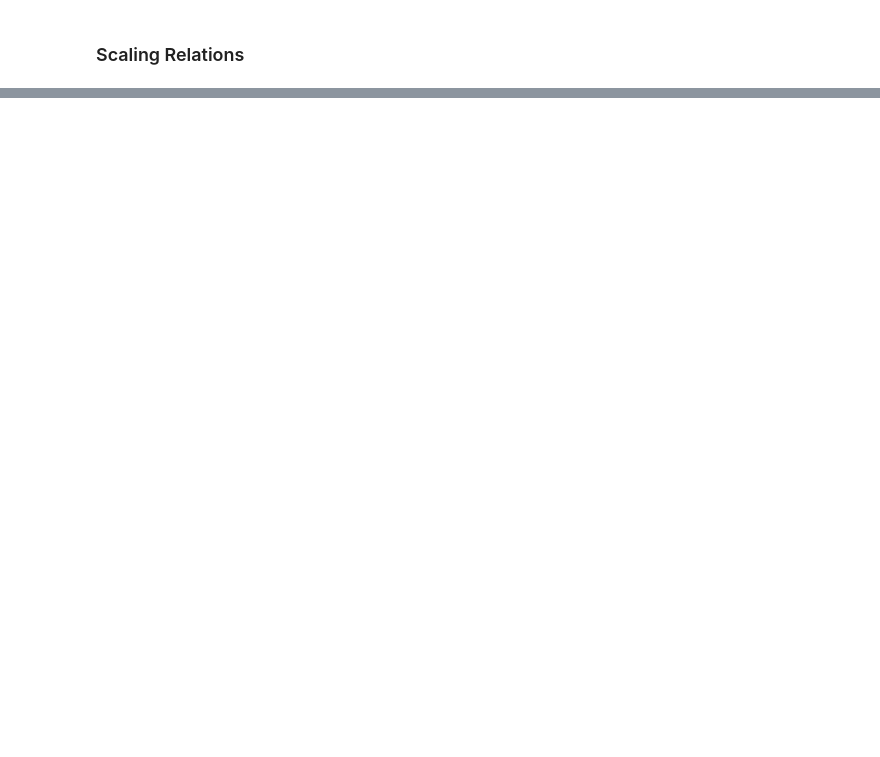
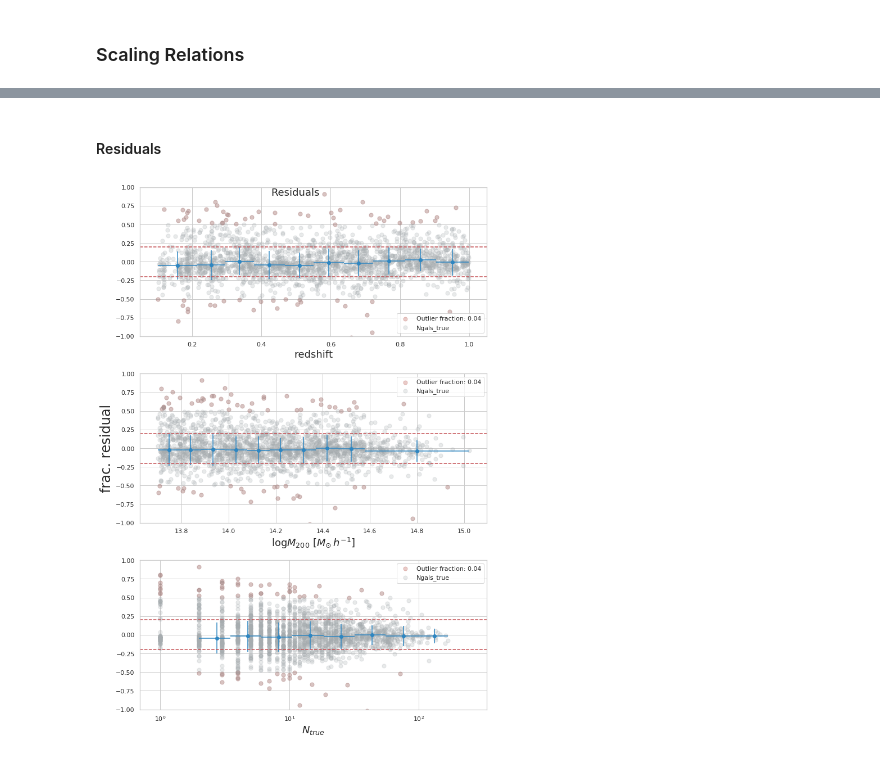
Before and after one commit to estevesjh/ccopa, a Jupyter notebook: notebooks/clusters.ipynb, the cells around one changed output, grey strips where cells are left out. Cells and saved outputs as stored; diff of their text form; code cells hidden in the pictures; blank space fills up the shorter version.

```diff
--- a/notebooks/clusters.ipynb
+++ b/notebooks/clusters.ipynb
@@ -62,3 +73,5 @@ mutErr= cat['MU_TRUE_ERR_JK']
 
 m200  = cat['M200_true']
 r200t = cat['R200_true']
+# %%
+logm  = np.log10(m200)
@@ -102,7 +121,0 @@ gt = g[g['True']]
-# %%
-gcidx = gt['CID']
-cidx  = c['CID']
-
-r200  = c['R200_true']
-m200  = c['M200_true']
-zcls  = c['redshift']
@@ -161,5 +121,0 @@ idx = g['True']
-# %%
-amag= g['Mr'][idx]
-mag = g['mag'][idx]
-zcls= g['redshift'][idx]
-dmag= g['dmag'][idx]
@@ -183,8 +121,0 @@ idx = g['True']
-# %%
-zt   = g['z_true'][idx]
-zp   = g['z'][idx]
-zerr = g['zerr'][idx]
-
-zoff = g['zoffset'][idx]
-pz0  = g['pz0'][idx]
-zcls = g['redshift'][idx]
@@ -358,0 +122,6 @@ savefile.close()
+# %% [markdown]
+#### Residuals
+# %%
+plot_triple_pannel(zcls,ngalst,logm,ngals,ngalst,ymax=1.,save=None)
+# %% [output]
+[figure, added]
```
Also changed, not shown: parts of 55 cells of this notebook, 7 other files.
